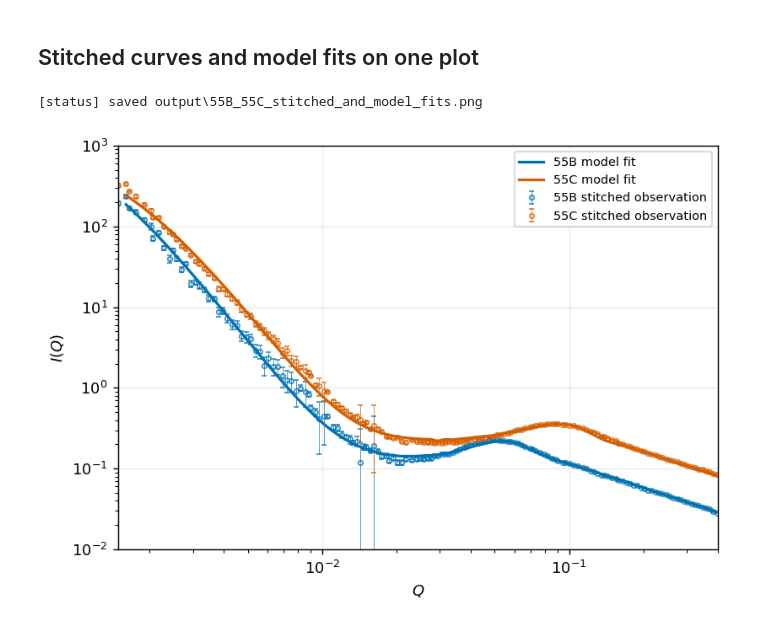
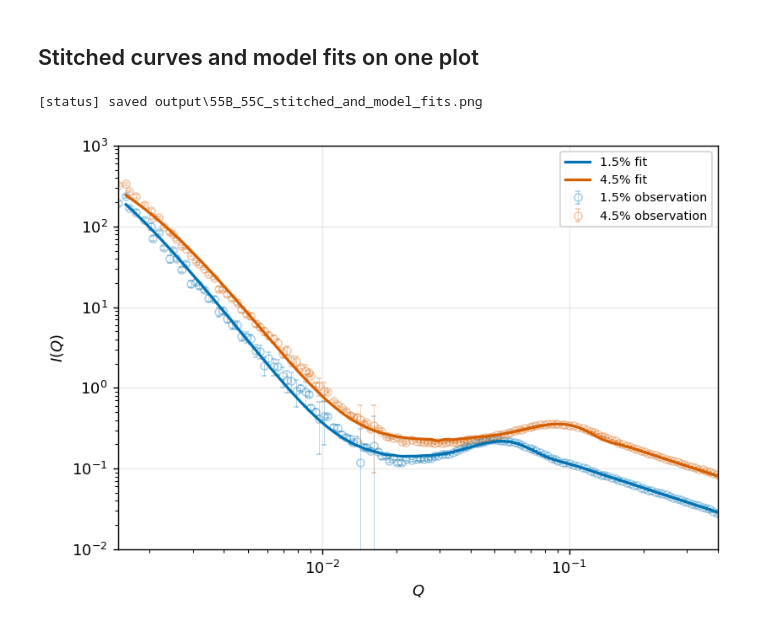
Before and after one commit to ch-tung/Randomwave_ML, a Jupyter notebook: randomcxl/smpl/curvefit/cf_compare_55B_55C.ipynb, the cells around one changed output. Saved outputs shown, nothing was run; the diff lists cells and outputs as text; code cells hidden in the pictures.

```diff
--- a/randomcxl/smpl/curvefit/cf_compare_55B_55C.ipynb
+++ b/randomcxl/smpl/curvefit/cf_compare_55B_55C.ipynb
@@ -29,6 +29,7 @@ pv.OFF_SCREEN = True
 
 OUTPUT_DIR = Path("output")
 SAMPLE_TAGS = ("55B_R0", "55C_R0")
+WEIGHTFRAC_TAGS = ("1.5", "4.5")
 COLORS = {"55B_R0": "#0072B2", "55C_R0": "#D55E00"}
 # %% [markdown]
 ## Load the saved observations, fit curves, and parameters
@@ -74,7 +75,9 @@ for tag in SAMPLE_TAGS:
 # %%
 fig, ax = plt.subplots(figsize=(6.4, 4.5))
 
-for tag in SAMPLE_TAGS:
+for tags in zip(SAMPLE_TAGS, WEIGHTFRAC_TAGS):
+    tag = tags[0]
+    weightfrac = tags[1]
     label = tag.split("_")[0]
     obs = observations[tag]
     fit = fit_curves[tag]
@@ -84,35 +87,35 @@ for tag in SAMPLE_TAGS:
         obs["I"][positive],
         yerr=obs["err"][positive],
         fmt="o",
-        ms=3.0,
+        ms=5.0,
         lw=0.5,
         capsize=1.5,
         color=COLORS[tag],
         markerfacecolor="none",
-        alpha=0.75,
-        label=f"{label} stitched observation",
+        alpha=0.3,
+        label=f"{weightfrac}% observation",
     )
     ax.plot(
         fit["Q"],
         fit["I_fit"],
         color=COLORS[tag],
         lw=1.8,
-        label=f"{label} model fit",
+        label=f"{weightfrac}% fit",
         zorder=10,
     )
 
 ax.set_xscale("log")
 ax.set_yscale("log")
 ax.set_xlim(1.5e-3, 4.0e-1)
 ax.set_ylim(1e-2, 1e3)
 ax.set_xlabel(r"$Q$")
 ax.set_ylabel(r"$I(Q)$")
 ax.legend(fontsize=8)
 fig.tight_layout()
 
 COMPARISON_PLOT = OUTPUT_DIR / "55B_55C_stitched_and_model_fits.png"
 fig.savefig(COMPARISON_PLOT)
 print(f"[status] saved {COMPARISON_PLOT}")
 # %% [output]
 [status] saved output\55B_55C_stitched_and_model_fits.png
-[figure, old version]
+[figure, new version]
```
Also changed, not shown: parts of 4 cells of this notebook.
